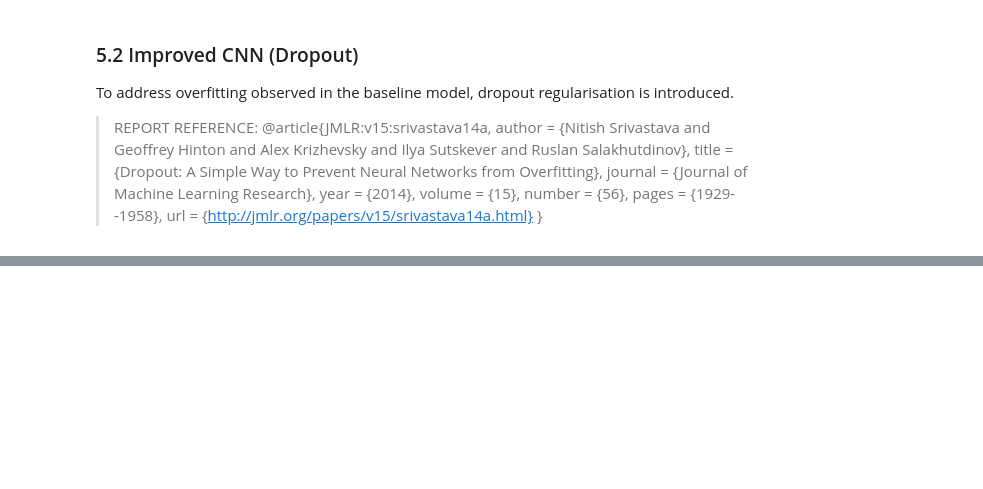
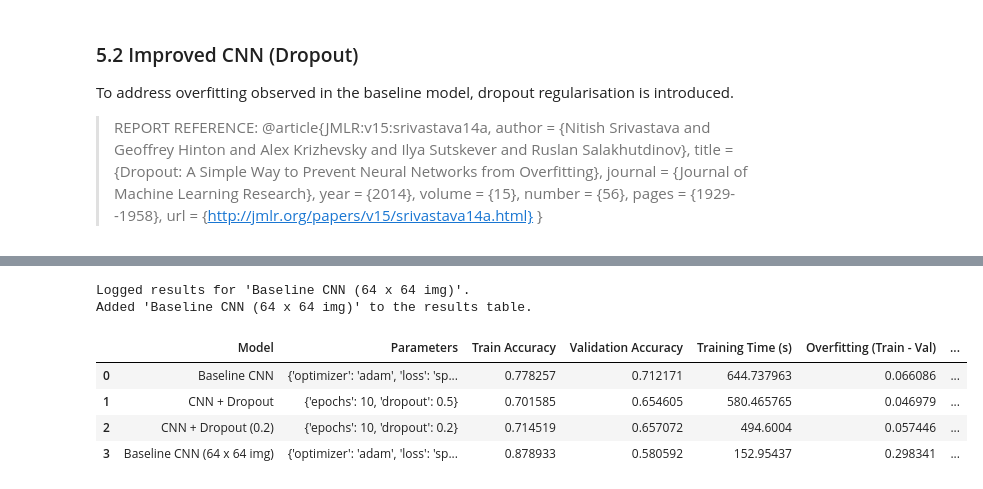
Before and after one commit to norakeavney/ML-Assignment-G00415845-2026, a Jupyter notebook: notebooks/main_analysisG00415845.ipynb, the cells around one changed output, grey strips where cells are left out. Drawn from its saved outputs; the diff is of its cells as text; code cells hidden in the pictures; blank space fills up the shorter version.

Commit message:
Add new experiments with dropout and image resizing

```diff
--- a/notebooks/main_analysisG00415845.ipynb
+++ b/notebooks/main_analysisG00415845.ipynb
@@ -634,0 +653,2 @@ results_df = add_to_results(
+# %%
+IMAGE_SIZE = (64, 64)
@@ -634,0 +718,14 @@ results_df = add_to_results(
+# %%
+# Train the model and measure training time
+start_time = time.time()
+
+historyimg64 = model_img64.fit(
+    train_ds,
+    validation_data=val_ds,
+    epochs=10
+)
+
+end_time = time.time()
+training_time = end_time - start_time
+
+print("Training time:", training_time)
@@ -634,0 +750,4 @@ results_df = add_to_results(
+# %%
+# Evaluation
+train_loss, train_acc = model_img64.evaluate(train_ds)
+val_loss, val_acc = model_img64.evaluate(val_ds)
@@ -634,0 +757,44 @@ results_df = add_to_results(
+# %%
+# Log to text file
+
+from matplotlib.dates import _epoch
+
+
+log_run(
+    model_name="Baseline CNN (64 x 64 img)",
+    params={
+        "optimizer": "adam",
+        "loss": "sparse_categorical_crossentropy",
+        "epochs": 10
+    },
+    start_time=start_time,
+    end_time=end_time,
+    train_acc=train_acc,
+    val_acc=val_acc,
+    notes="Initial baseline CNN trained on 64x64 images"
+)
+
+# Add to results dataframe
+results_df = add_to_results(
+    df=results_df,
+    model_name="Baseline CNN (64 x 64 img)",
+    params={
+        "optimizer": "adam",
+        "loss": "sparse_categorical_crossentropy",
+        "epochs": 10
+    },
+    train_acc=train_acc,
+    val_acc=val_acc,
+    training_time=training_time,
+    notes="Initial baseline CNN trained on 64x64 images"
+)
+
+results_df
+# %% [output]
+Logged results for 'Baseline CNN (64 x 64 img)'.
+Added 'Baseline CNN (64 x 64 img)' to the results table.
+|  | Model | Parameters | Train Accuracy | Validation Accuracy | Training Time (s) | Overfitting (Train - Val) | ... |
+| 0 | Baseline CNN | {'optimizer': 'adam', 'loss': 'sp... | 0.778257 | 0.712171 | 644.737963 | 0.066086 | ... |
+| 1 | CNN + Dropout | {'epochs': 10, 'dropout': 0.5} | 0.701585 | 0.654605 | 580.465765 | 0.046979 | ... |
+| 2 | CNN + Dropout (0.2) | {'epochs': 10, 'dropout': 0.2} | 0.714519 | 0.657072 | 494.6004 | 0.057446 | ... |
+| 3 | Baseline CNN (64 x 64 img) | {'optimizer': 'adam', 'loss': 'sp... | 0.878933 | 0.580592 | 152.95437 | 0.298341 | ... |
```
Also changed, not shown: parts of 11 cells of this notebook, 2 other files.
